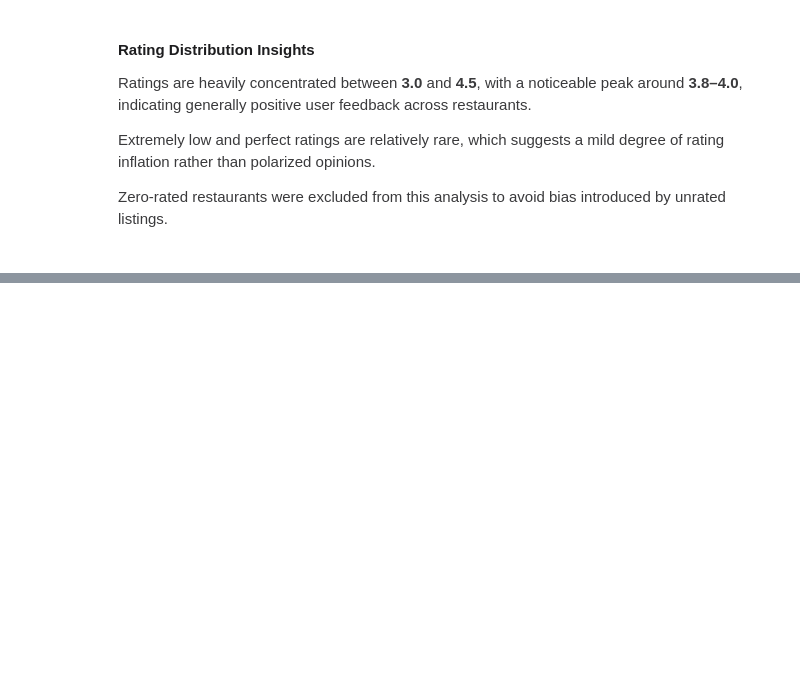
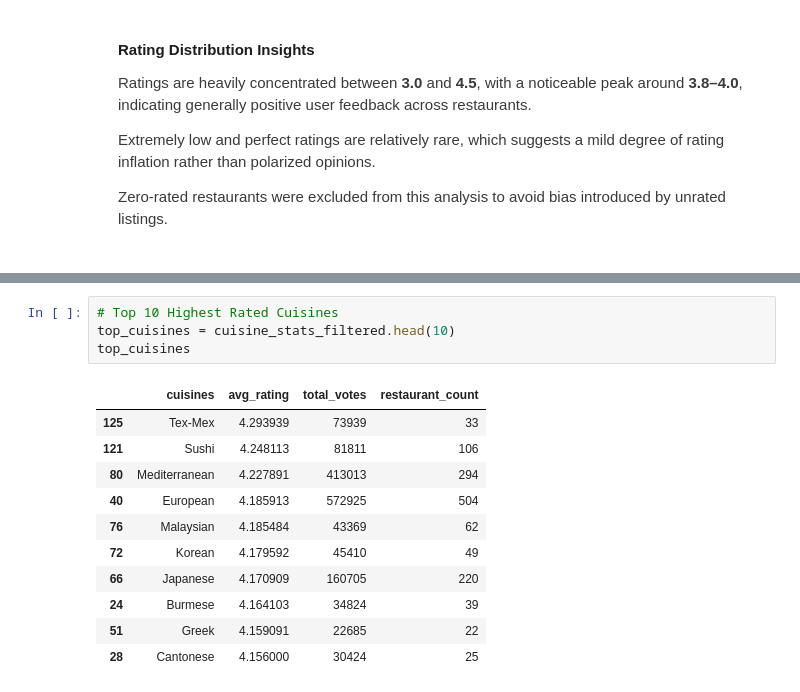
Before and after one commit to Ruchika-01/EDA-Projects, a Jupyter notebook: Zomato_Restaurant_Analytics.ipynb, the cells around one changed output, grey strips where cells are left out. Saved outputs shown, nothing was run; the diff lists cells and outputs as text; blank space fills up the shorter version.

```diff
--- a/Zomato_Restaurant_Analytics.ipynb
+++ b/Zomato_Restaurant_Analytics.ipynb
@@ -1284,0 +1329,16 @@ plt.show()
+# %%
+# Top 10 Highest Rated Cuisines
+top_cuisines = cuisine_stats_filtered.head(10)
+top_cuisines
+# %% [output]
+|  | cuisines | avg_rating | total_votes | restaurant_count |
+| 125 | Tex-Mex | 4.293939 | 73939 | 33 |
+| 121 | Sushi | 4.248113 | 81811 | 106 |
+| 80 | Mediterranean | 4.227891 | 413013 | 294 |
+| 40 | European | 4.185913 | 572925 | 504 |
+| 76 | Malaysian | 4.185484 | 43369 | 62 |
+| 72 | Korean | 4.179592 | 45410 | 49 |
+| 66 | Japanese | 4.170909 | 160705 | 220 |
+| 24 | Burmese | 4.164103 | 34824 | 39 |
+| 51 | Greek | 4.159091 | 22685 | 22 |
+| 28 | Cantonese | 4.156000 | 30424 | 25 |
```
Also changed, not shown: parts of 12 cells of this notebook.
